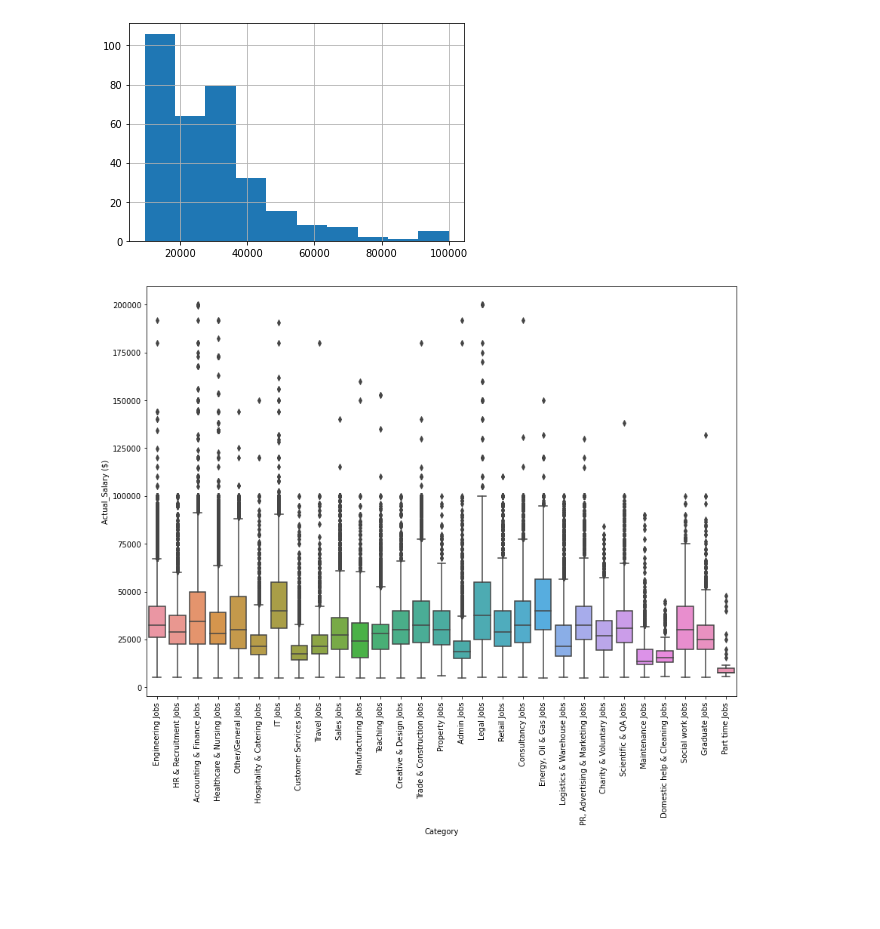
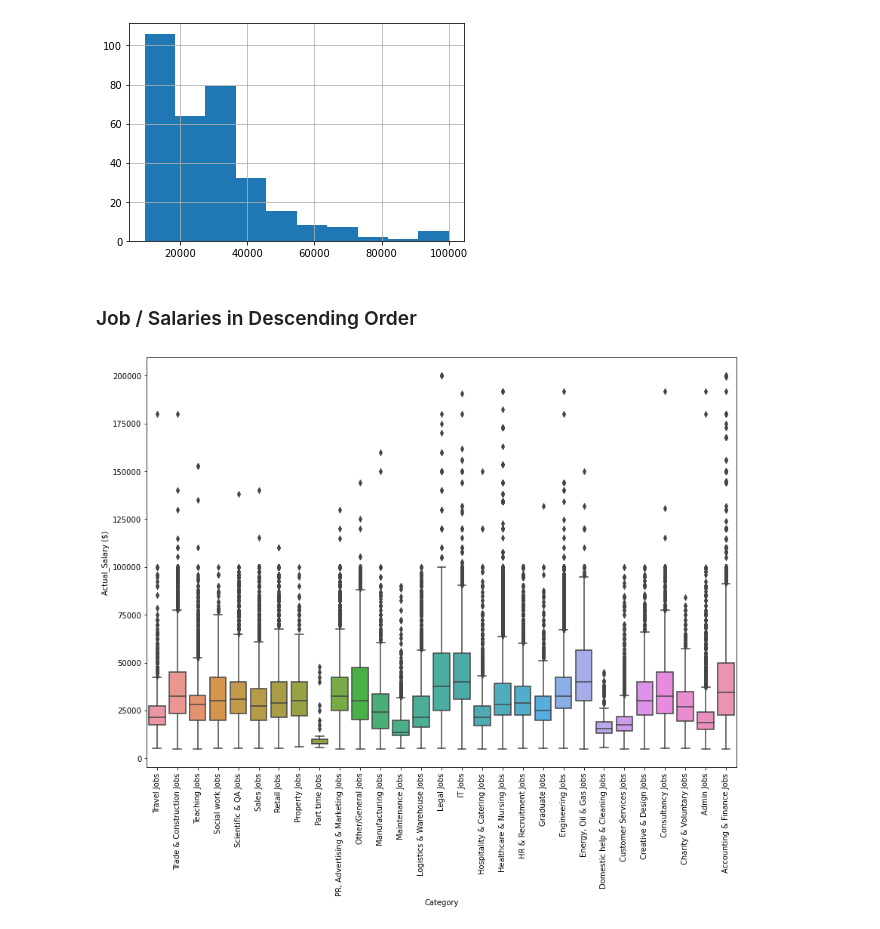
Before and after one commit to kxnarcisse/Portfolio, a Jupyter notebook: Git/Notebooks/Capstone-2/knarcisse_job_salary_wrangling_v1.ipynb, the cells around one changed output. Drawn from its saved outputs; the diff is of its cells as text; code cells hidden in the pictures; blank space fills up the shorter version.

```diff
--- a/Git/Notebooks/Capstone-2/knarcisse_job_salary_wrangling_v1.ipynb
+++ b/Git/Notebooks/Capstone-2/knarcisse_job_salary_wrangling_v1.ipynb
@@ -40,9 +41,9 @@ from library.sb_utils import save_file
 # %%
 my_path = 'C:\\Users\\narci\\DS-Plus\\Springboard-main\\Git\\Notebooks\\Capstone-2'
 # %%
-Train_data = pd.read_csv(f'{my_path}/Train_rev1.csv')
-print(Train_data.shape)
-Train_data.head(4)
+train_data = pd.read_csv(f'{my_path}/Train_rev1.csv')
+print(train_data.shape)
+train_data.head(4)
 # %% [output]
 (244768, 12)
 |  | Id | Title | FullDescription | LocationRaw | LocationNormalized | ContractType | ContractTime | ... |
@@ -360,11 +389,13 @@ def Scrub_Data(data, columns, axis, vals, names):
     data.columns = names
     return data
 # %%
-#drop useless columns
-Train_data = Train_data.drop(["ContractType", "ContractTime","Company"], axis = 1)
+#fill missing data for "ContractType", "ContractTime", "Company" with Unknown
+train_data = train_data.fillna("Unk")
+
+
 #rename the columns
-names = ["Job Code", "Title", "Job Description", "Region", "Location", "Category", "Salary_Range", "Actual_Salary","Source_Name"]
-Train_data.columns = names
+names = ["Job Code", "Title", "Job Description", "Region", "Location", "ContractType", "ContractTime", "Company", "Category", "Salary_Range", "Actual_Salary","Source_Name"]
+train_data.columns = names
 # %%
 Train_data.head()
 # %% [output]
@@ -474,11 +508,15 @@ Accts_Data.Actual_Salary.hist()
 # %% [output]
 <AxesSubplot:>
 [figure]
+# %% [markdown]
+### Job / Salaries in Descending Order
+# %%
+df_sorted_desc= train_data.sort_values('Category',ascending=False)
 # %%
 plt.subplots(figsize=(14, 10))
-sns.boxplot(x='Category', y='Actual_Salary', data=Train_data)
+sns.boxplot(x='Category', y='Actual_Salary', data=df_sorted_desc)
 plt.xticks(rotation='vertical')
 plt.ylabel('Actual_Salary ($)')
 plt.xlabel('Category');
 # %% [output]
-[figure, old version]
+[figure, new version]
```
Also changed, not shown: parts of 40 cells of this notebook.
